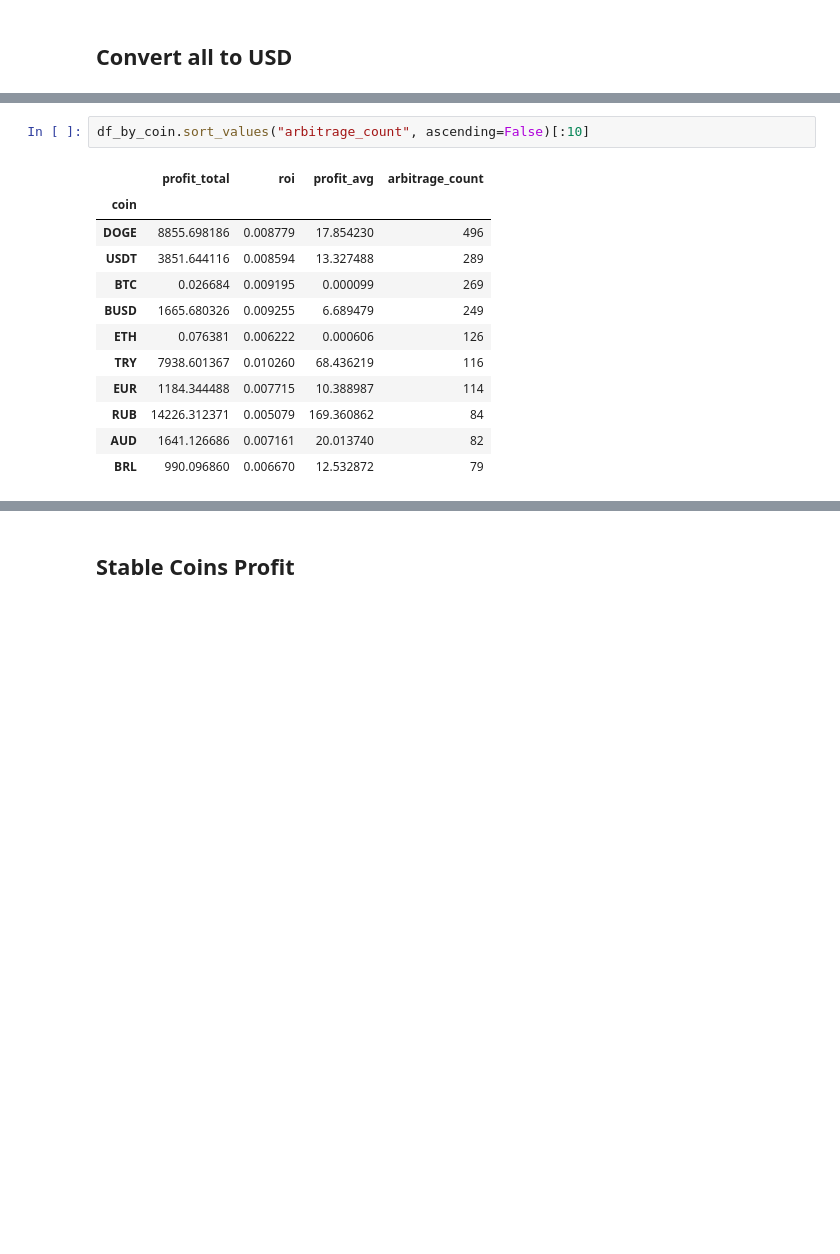
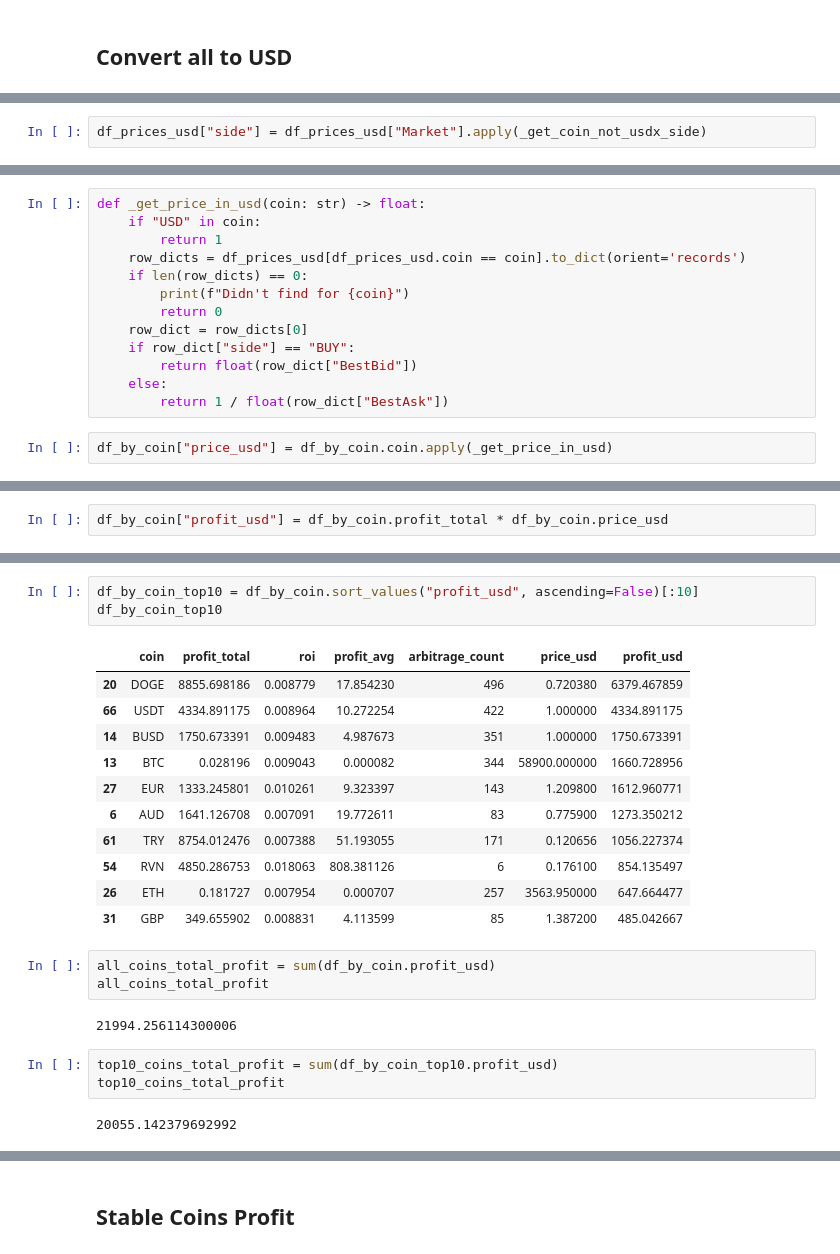
Before and after one commit to ululam/patron-arby, a Jupyter notebook: notebooks/arbydol.ipynb, the cells around one changed output, grey strips where cells are left out. Drawn from its saved outputs; the diff is of its cells as text; blank space fills up the shorter version.

```diff
--- a/notebooks/arbydol.ipynb
+++ b/notebooks/arbydol.ipynb
@@ -179,0 +188,2 @@ def _get_price_in_usd(coin: str) -> Optional[float]:
+# %%
+df_prices_usd["side"] = df_prices_usd["Market"].apply(_get_coin_not_usdx_side)
@@ -179,0 +198,15 @@ def _get_price_in_usd(coin: str) -> Optional[float]:
+# %%
+def _get_price_in_usd(coin: str) -> float:
+    if "USD" in coin:
+        return 1
+    row_dicts = df_prices_usd[df_prices_usd.coin == coin].to_dict(orient='records')
+    if len(row_dicts) == 0:
+        print(f"Didn't find for {coin}")
+        return 0
+    row_dict = row_dicts[0]
+    if row_dict["side"] == "BUY":
+        return float(row_dict["BestBid"])
+    else:
+        return 1 / float(row_dict["BestAsk"])
+# %%
+df_by_coin["price_usd"] = df_by_coin.coin.apply(_get_price_in_usd)
@@ -179,0 +217,2 @@ def _get_price_in_usd(coin: str) -> Optional[float]:
+# %%
+df_by_coin["profit_usd"] = df_by_coin.profit_total * df_by_coin.price_usd
@@ -180,15 +228,25 @@ def _get_price_in_usd(coin: str) -> Optional[float]:
 # %%
-df_by_coin.sort_values("arbitrage_count", ascending=False)[:10]
+df_by_coin_top10 = df_by_coin.sort_values("profit_usd", ascending=False)[:10]
+df_by_coin_top10
 # %% [output]
-|  | profit_total | roi | profit_avg | arbitrage_count |
-| coin |  |  |  |  |
-| DOGE | 8855.698186 | 0.008779 | 17.854230 | 496 |
-| USDT | 3851.644116 | 0.008594 | 13.327488 | 289 |
-| BTC | 0.026684 | 0.009195 | 0.000099 | 269 |
-| BUSD | 1665.680326 | 0.009255 | 6.689479 | 249 |
-| ETH | 0.076381 | 0.006222 | 0.000606 | 126 |
-| TRY | 7938.601367 | 0.010260 | 68.436219 | 116 |
-| EUR | 1184.344488 | 0.007715 | 10.388987 | 114 |
-| RUB | 14226.312371 | 0.005079 | 169.360862 | 84 |
-| AUD | 1641.126686 | 0.007161 | 20.013740 | 82 |
-| BRL | 990.096860 | 0.006670 | 12.532872 | 79 |
+|  | coin | profit_total | roi | profit_avg | arbitrage_count | price_usd | profit_usd |
+| 20 | DOGE | 8855.698186 | 0.008779 | 17.854230 | 496 | 0.720380 | 6379.467859 |
+| 66 | USDT | 4334.891175 | 0.008964 | 10.272254 | 422 | 1.000000 | 4334.891175 |
+| 14 | BUSD | 1750.673391 | 0.009483 | 4.987673 | 351 | 1.000000 | 1750.673391 |
+| 13 | BTC | 0.028196 | 0.009043 | 0.000082 | 344 | 58900.000000 | 1660.728956 |
+| 27 | EUR | 1333.245801 | 0.010261 | 9.323397 | 143 | 1.209800 | 1612.960771 |
+| 6 | AUD | 1641.126708 | 0.007091 | 19.772611 | 83 | 0.775900 | 1273.350212 |
+| 61 | TRY | 8754.012476 | 0.007388 | 51.193055 | 171 | 0.120656 | 1056.227374 |
+| 54 | RVN | 4850.286753 | 0.018063 | 808.381126 | 6 | 0.176100 | 854.135497 |
+| 26 | ETH | 0.181727 | 0.007954 | 0.000707 | 257 | 3563.950000 | 647.664477 |
+| 31 | GBP | 349.655902 | 0.008831 | 4.113599 | 85 | 1.387200 | 485.042667 |
+# %%
+all_coins_total_profit = sum(df_by_coin.profit_usd)
+all_coins_total_profit
+# %% [output]
+21994.256114300006
+# %%
+top10_coins_total_profit = sum(df_by_coin_top10.profit_usd)
+top10_coins_total_profit
+# %% [output]
+20055.142379692992
```
Also changed, not shown: parts of 30 cells of this notebook, 1 other file.
